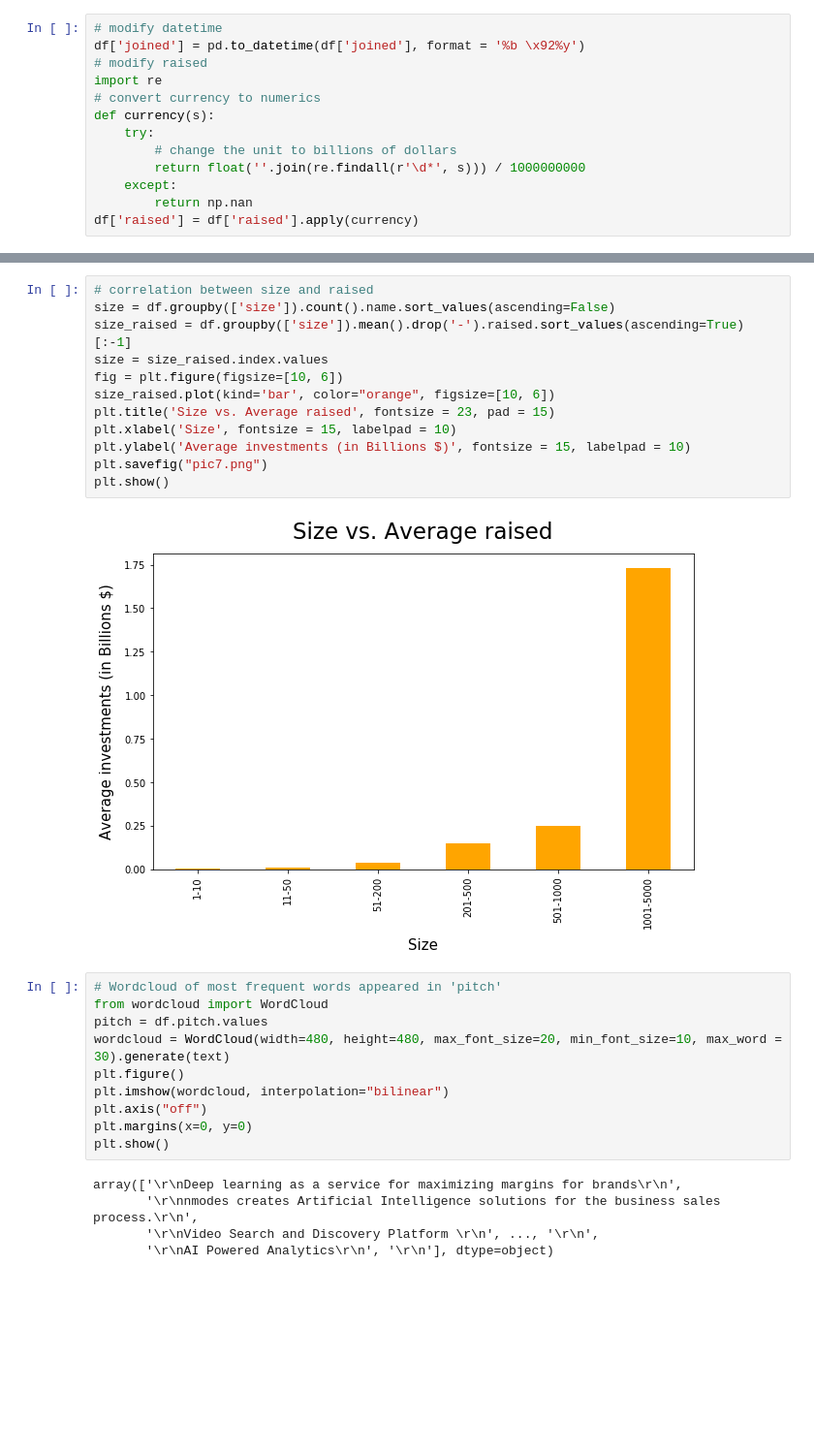
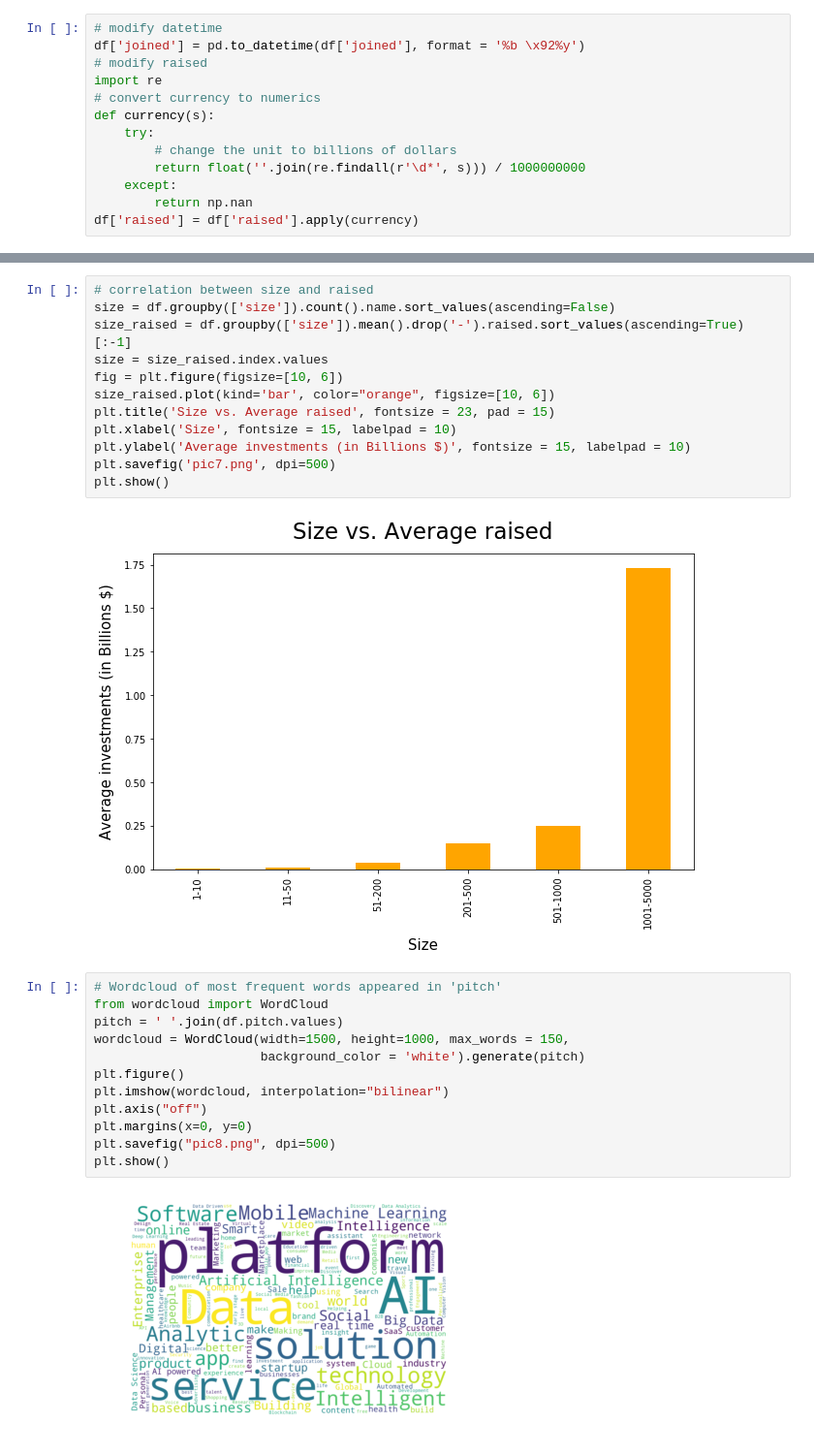
Before and after one commit to kailingding/AI-startups-analysis, a Jupyter notebook: src/analysis.ipynb, the cells around one changed output, grey strips where cells are left out. Shown at 97% size. Saved outputs shown, nothing was run; the diff lists cells and outputs as text; blank space fills up the shorter version.

Commit message:
word cloud of 'pitch'

```diff
--- a/src/analysis.ipynb
+++ b/src/analysis.ipynb
@@ -113,22 +117,21 @@ size_raised.plot(kind='bar', color="orange", figsize=[10, 6])
 plt.title('Size vs. Average raised', fontsize = 23, pad = 15)
 plt.xlabel('Size', fontsize = 15, labelpad = 10)
 plt.ylabel('Average investments (in Billions $)', fontsize = 15, labelpad = 10)
-plt.savefig("pic7.png")
+plt.savefig('pic7.png', dpi=500)
 plt.show()
 # %% [output]
 [figure]
 # %%
 # Wordcloud of most frequent words appeared in 'pitch'
 from wordcloud import WordCloud
-pitch = df.pitch.values
-wordcloud = WordCloud(width=480, height=480, max_font_size=20, min_font_size=10, max_word = 30).generate(text)
+pitch = ' '.join(df.pitch.values)
+wordcloud = WordCloud(width=1500, height=1000, max_words = 150,
+                      background_color = 'white').generate(pitch)
 plt.figure()
 plt.imshow(wordcloud, interpolation="bilinear")
 plt.axis("off")
 plt.margins(x=0, y=0)
+plt.savefig("pic8.png", dpi=500)
 plt.show()
 # %% [output]
-array(['\r\nDeep learning as a service for maximizing margins for brands\r\n',
-       '\r\nnmodes creates Artificial Intelligence solutions for the business sales process.\r\n',
-       '\r\nVideo Search and Discovery Platform \r\n', ..., '\r\n',
-       '\r\nAI Powered Analytics\r\n', '\r\n'], dtype=object)
+[figure, added]
```
Also changed, not shown: parts of 5 cells of this notebook, 3 other files.
